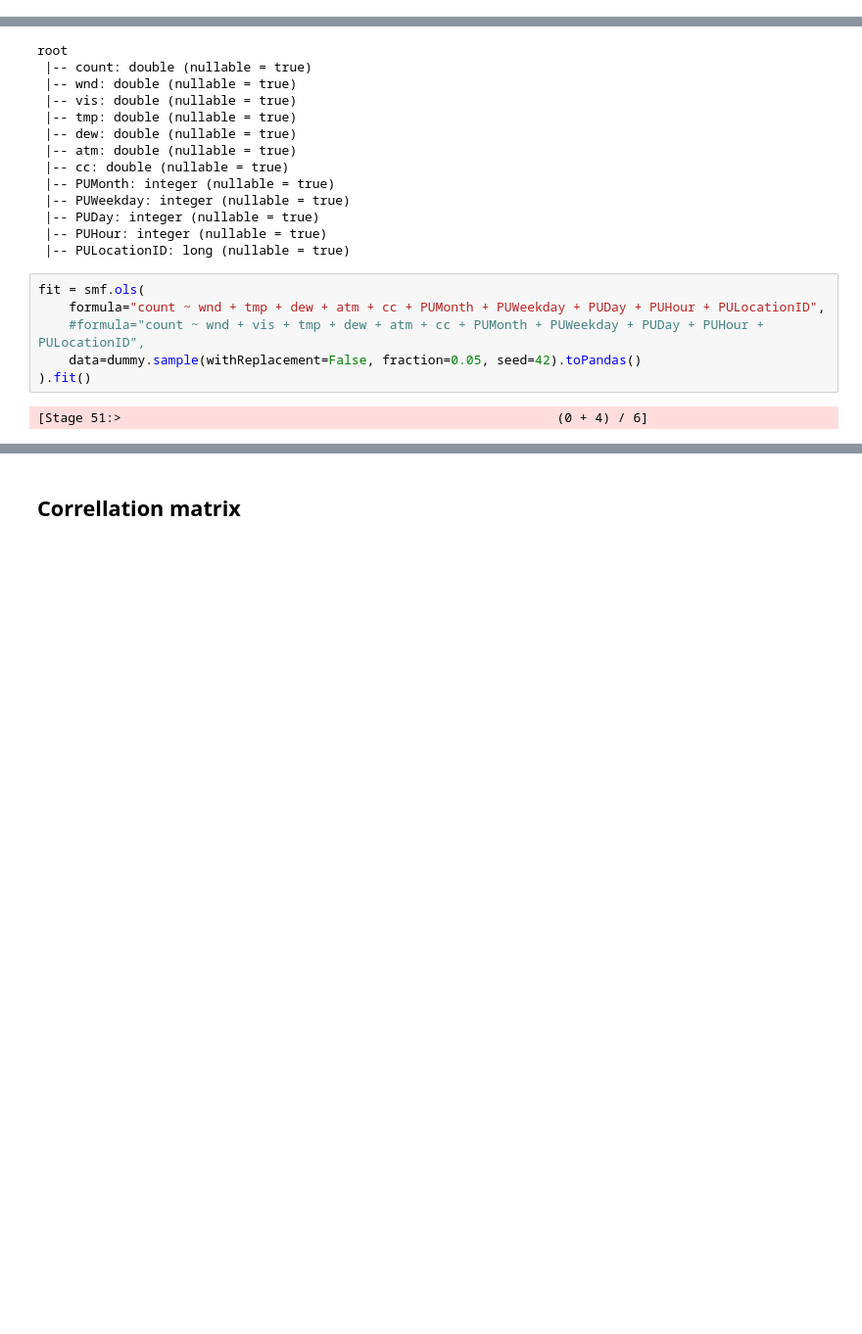
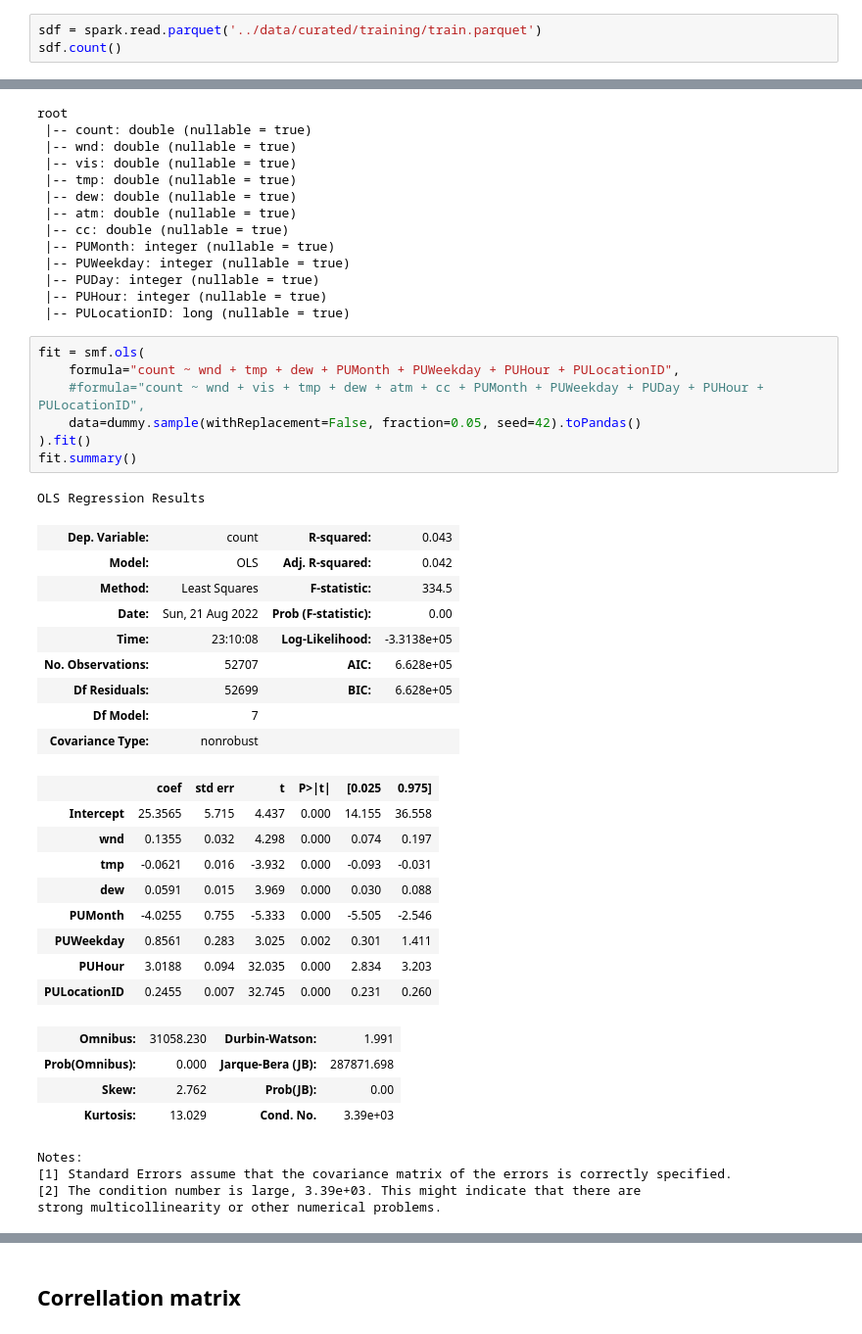
Before and after one commit to MAST30034-Applied-Data-Science/mast30034-project-1-ToomasRo, a Jupyter notebook: notebooks/modelling.ipynb, the cells around one changed output, grey strips where cells are left out. Shown at 98% size. Drawn from its saved outputs; the diff is of its cells as text; blank space fills up the shorter version.

```diff
--- a/notebooks/modelling.ipynb
+++ b/notebooks/modelling.ipynb
@@ -51,0 +94,3 @@ root
+# %%
+sdf = spark.read.parquet('../data/curated/training/train.parquet')
+sdf.count()
@@ -99,9 +304,36 @@ root
  |-- PULocationID: long (nullable = true)
 # %%
 fit = smf.ols(
-    formula="count ~ wnd + tmp + dew + atm + cc + PUMonth + PUWeekday + PUDay + PUHour + PULocationID",
+    formula="count ~ wnd + tmp + dew + PUMonth + PUWeekday + PUHour + PULocationID",
     #formula="count ~ wnd + vis + tmp + dew + atm + cc + PUMonth + PUWeekday + PUDay + PUHour + PULocationID",
     data=dummy.sample(withReplacement=False, fraction=0.05, seed=42).toPandas()
 ).fit()
+fit.summary()
 # %% [output]
-[Stage 51:>                                                         (0 + 4) / 6]
+OLS Regression Results
+| Dep. Variable: | count | R-squared: | 0.043 |
+| Model: | OLS | Adj. R-squared: | 0.042 |
+| Method: | Least Squares | F-statistic: | 334.5 |
+| Date: | Sun, 21 Aug 2022 | Prob (F-statistic): | 0.00 |
+| Time: | 23:10:08 | Log-Likelihood: | -3.3138e+05 |
+| No. Observations: | 52707 | AIC: | 6.628e+05 |
+| Df Residuals: | 52699 | BIC: | 6.628e+05 |
+| Df Model: | 7 |  |  |
+| Covariance Type: | nonrobust |  |  |
+|  | coef | std err | t | P>|t| | [0.025 | 0.975] |
+| Intercept | 25.3565 | 5.715 | 4.437 | 0.000 | 14.155 | 36.558 |
+| wnd | 0.1355 | 0.032 | 4.298 | 0.000 | 0.074 | 0.197 |
+| tmp | -0.0621 | 0.016 | -3.932 | 0.000 | -0.093 | -0.031 |
+| dew | 0.0591 | 0.015 | 3.969 | 0.000 | 0.030 | 0.088 |
+| PUMonth | -4.0255 | 0.755 | -5.333 | 0.000 | -5.505 | -2.546 |
+| PUWeekday | 0.8561 | 0.283 | 3.025 | 0.002 | 0.301 | 1.411 |
+| PUHour | 3.0188 | 0.094 | 32.035 | 0.000 | 2.834 | 3.203 |
+| PULocationID | 0.2455 | 0.007 | 32.745 | 0.000 | 0.231 | 0.260 |
+| Omnibus: | 31058.230 | Durbin-Watson: | 1.991 |
+| Prob(Omnibus): | 0.000 | Jarque-Bera (JB): | 287871.698 |
+| Skew: | 2.762 | Prob(JB): | 0.00 |
+| Kurtosis: | 13.029 | Cond. No. | 3.39e+03 |
+Notes:
+[1] Standard Errors assume that the covariance matrix of the errors is correctly specified.
+[2] The condition number is large, 3.39e+03. This might indicate that there are
+strong multicollinearity or other numerical problems.
```
Also changed, not shown: parts of 53 cells of this notebook, 3 other files.
